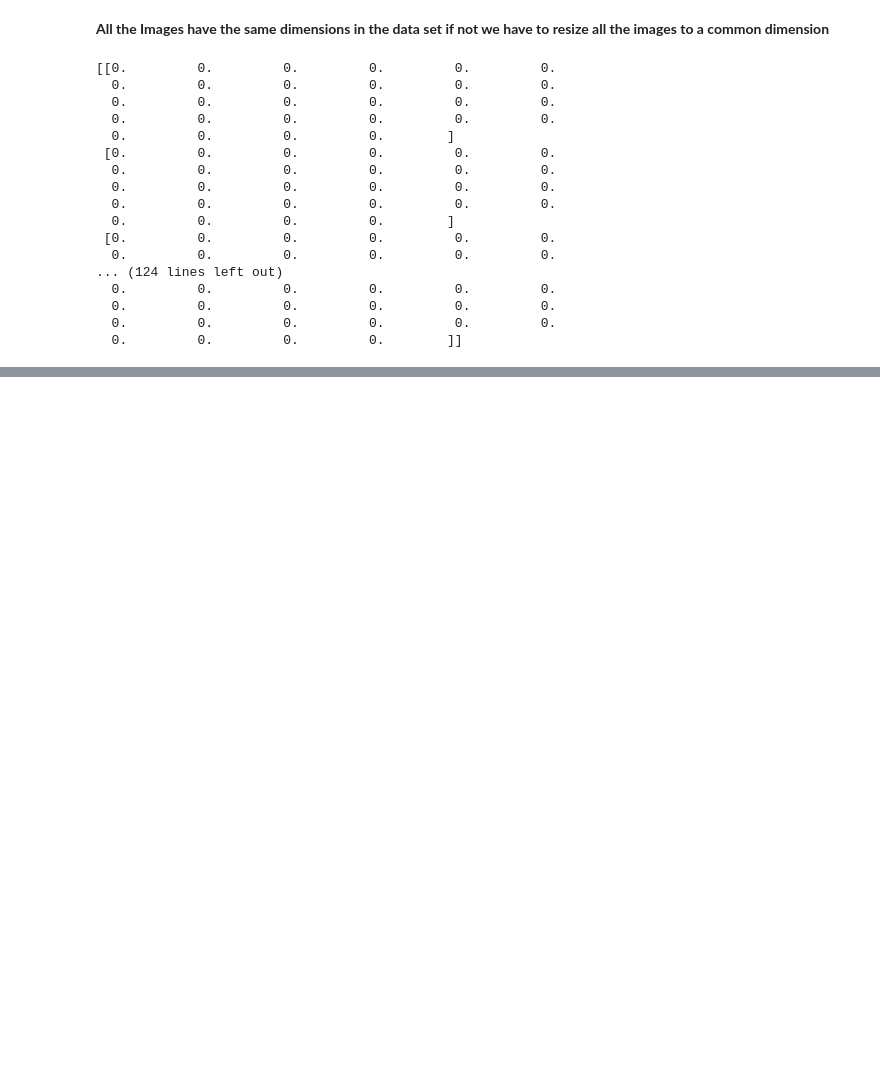
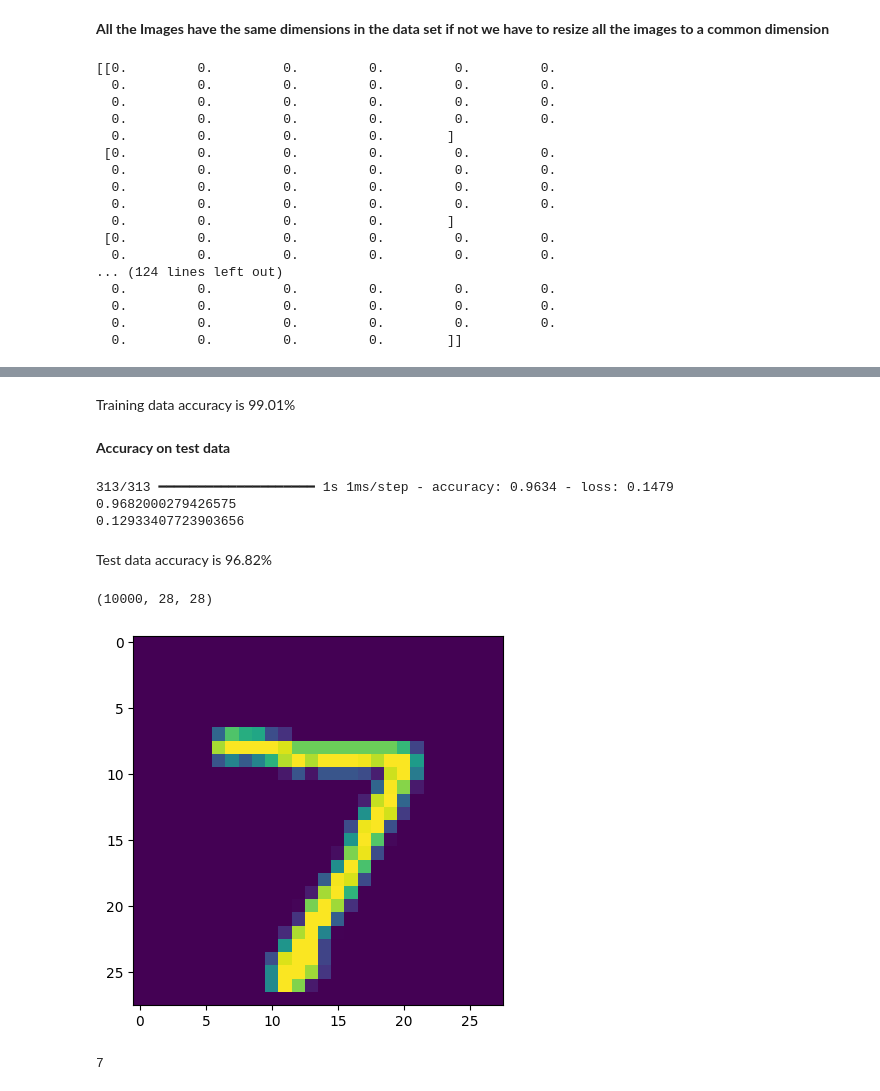
Before and after one commit to dharak22/Machine_Learning, a Jupyter notebook: MNIST_Digit_Classification.ipynb, the cells around one changed output, grey strips where cells are left out. Drawn from its saved outputs; the diff is of its cells as text; code cells hidden in the pictures; blank space fills up the shorter version.

```diff
--- a/MNIST_Digit_Classification.ipynb
+++ b/MNIST_Digit_Classification.ipynb
@@ -119,0 +161,28 @@ print(X_train[10])
+# %% [markdown]
+Training data accuracy is 99.01%
+# %% [markdown]
+**Accuracy on test data**
+# %%
+loss , accuracy = model.evaluate(X_test,y_test)
+print(accuracy)
+print(loss)
+# %% [output]
+313/313 ━━━━━━━━━━━━━━━━━━━━ 1s 1ms/step - accuracy: 0.9634 - loss: 0.1479
+0.9682000279426575
+0.12933407723903656
+# %% [markdown]
+Test data accuracy is 96.82%
+# %%
+print(X_test.shape)
+# %% [output]
+(10000, 28, 28)
+# %%
+#first data point in X_test
+plt.imshow(X_test[0])
+plt.show()
+# %% [output]
+[figure, added]
+# %%
+print(y_test[0])
+# %% [output]
+7
```
Also changed, not shown: parts of 14 cells of this notebook.
